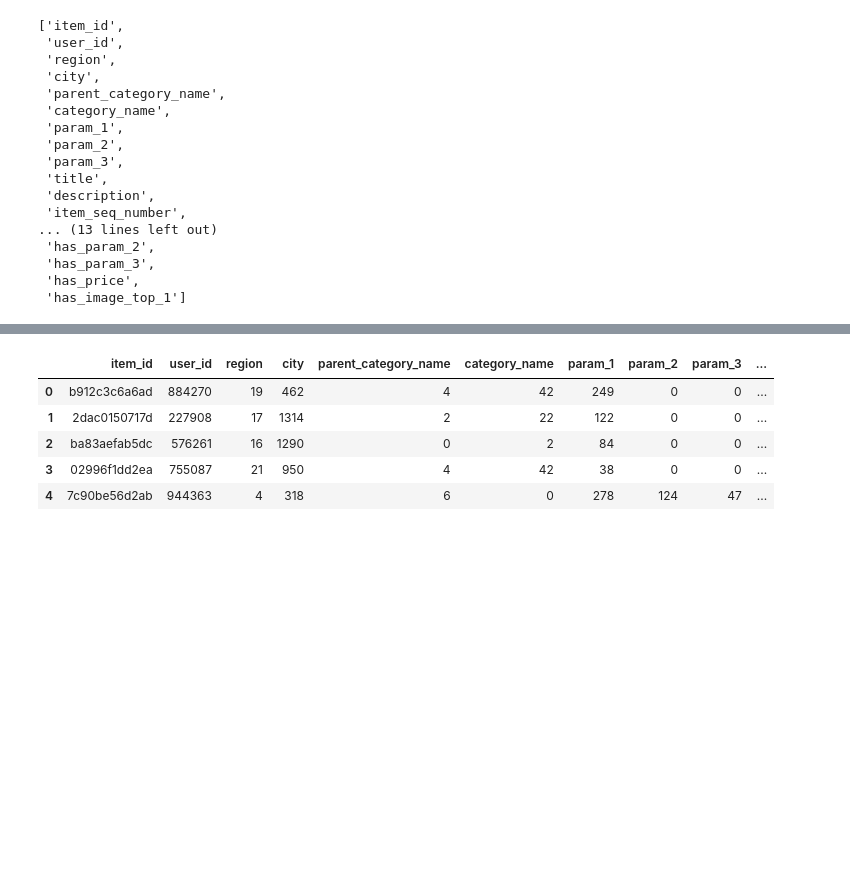
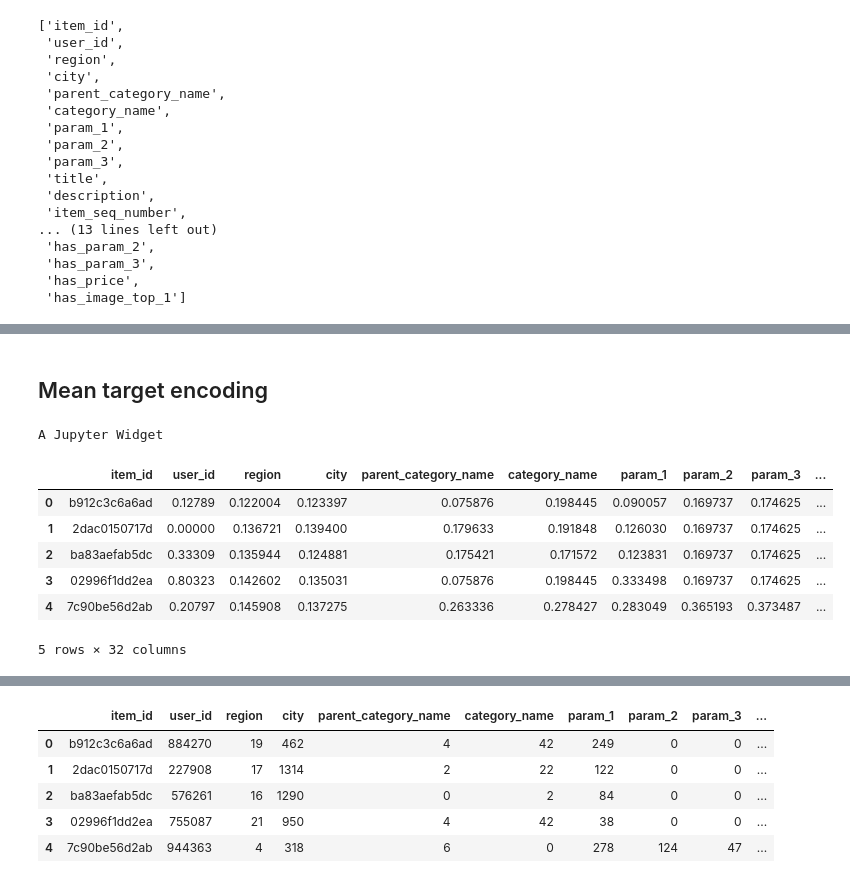
Before and after one commit to eriott/ml-trainings, a Jupyter notebook: Avito Demand Prediction/cat-features-tuning-xgboost.ipynb, the cells around one changed output, grey strips where cells are left out. Drawn from its saved outputs; the diff is of its cells as text; code cells hidden in the pictures; blank space fills up the shorter version.

Commit message:
Add mean target encoding for categorian features

```diff
--- a/Avito Demand Prediction/cat-features-tuning-xgboost.ipynb
+++ b/Avito Demand Prediction/cat-features-tuning-xgboost.ipynb
@@ -351,20 +351,7 @@ categorical_features_indices = [
  'param_2',
  'param_3',
  'item_seq_number',
- 'user_type',
- 'weekday',
- 'is_weekend',
- 'month',
- 'day',
- 'has_image',
- 'has_description',
- 'description_len',
- 'title_len',
- 'has_param_1',
- 'has_param_2',
- 'has_param_3',
- 'has_price',
- 'has_image_top_1']
+ 'user_type']
 
 categorical_features_indices
 # %% [output]
@@ -388,3 +378,21 @@ categorical_features_indices
+# %% [markdown]
+## Mean target encoding
+# %%
+for feature in log_progress(categorical_features_indices, every=1):
+    mean_target_dict = train.groupby([feature])['deal_probability'].mean()
+    train[feature] = train[feature].map(mean_target_dict)
+# %% [output]
+A Jupyter Widget
+# %%
+train.head()
+# %% [output]
+|  | item_id | user_id | region | city | parent_category_name | category_name | param_1 | param_2 | param_3 | ... |
+| 0 | b912c3c6a6ad | 0.12789 | 0.122004 | 0.123397 | 0.075876 | 0.198445 | 0.090057 | 0.169737 | 0.174625 | ... |
+| 1 | 2dac0150717d | 0.00000 | 0.136721 | 0.139400 | 0.179633 | 0.191848 | 0.126030 | 0.169737 | 0.174625 | ... |
+| 2 | ba83aefab5dc | 0.33309 | 0.135944 | 0.124881 | 0.175421 | 0.171572 | 0.123831 | 0.169737 | 0.174625 | ... |
+| 3 | 02996f1dd2ea | 0.80323 | 0.142602 | 0.135031 | 0.075876 | 0.198445 | 0.333498 | 0.169737 | 0.174625 | ... |
+| 4 | 7c90be56d2ab | 0.20797 | 0.145908 | 0.137275 | 0.263336 | 0.278427 | 0.283049 | 0.365193 | 0.373487 | ... |
+5 rows × 32 columns
 # %%
 le = LabelEncoder()
 
```
Also changed, not shown: parts of 3 cells of this notebook.
